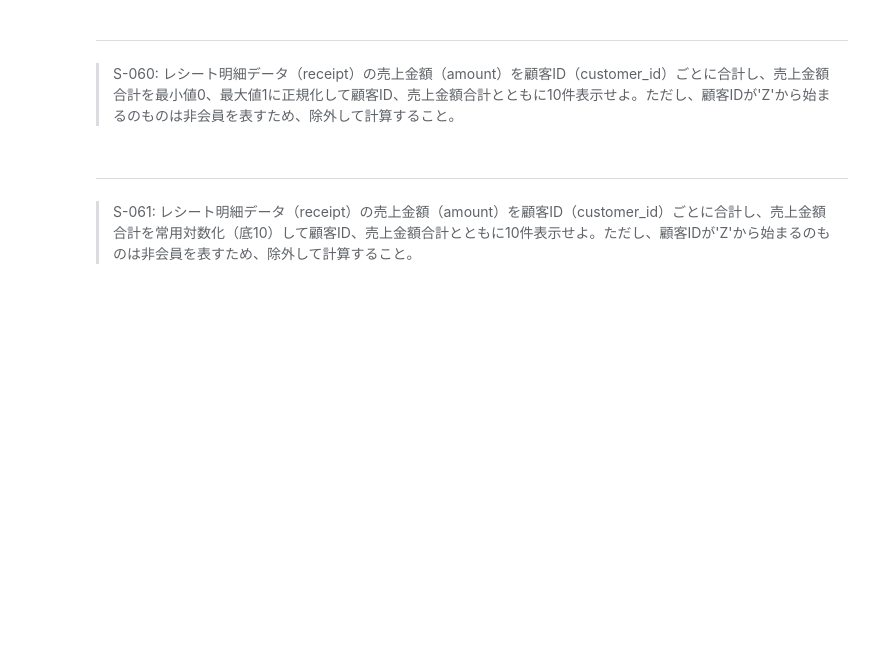
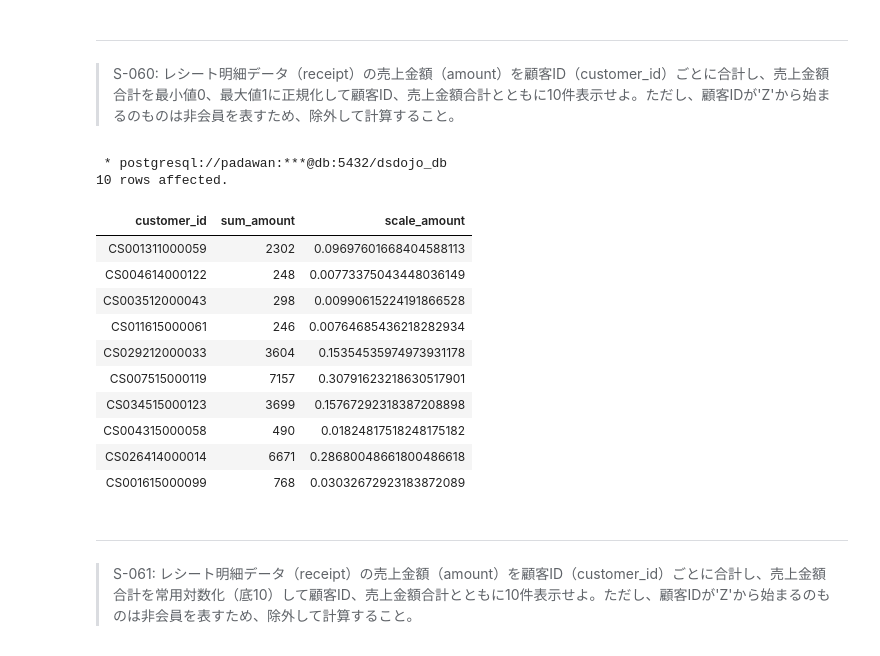
Before and after one commit to KJR020/100knocks-preprocess, a Jupyter notebook: docker/work/preprocess_knock_SQL.ipynb, the cells around one changed output. Saved outputs shown, nothing was run; the diff lists cells and outputs as text; code cells hidden in the pictures; blank space fills up the shorter version.

```diff
--- a/docker/work/preprocess_knock_SQL.ipynb
+++ b/docker/work/preprocess_knock_SQL.ipynb
@@ -1909,3 +1993,46 @@ LIMIT 10
+# %%
+%%sql
+
+WITH sales_amount AS (
+    SELECT
+        customer_id,
+        SUM(amount) AS sum_amount
+    FROM
+        receipt
+    WHERE
+        customer_id NOT LIKE 'Z%'
+    GROUP BY customer_id
+),
+stats_amount AS (
+    SELECT
+        MAX(sum_amount) as max_amount,
+        MIN(sum_amount) as min_amount
+    FROM
+        sales_amount
+)
+SELECT
+    customer_id,
+    sum_amount,
+    1.0 * (sum_amount - min_amount) / (max_amount - min_amount) as scale_amount
+FROM sales_amount
+CROSS JOIN stats_amount
+-- ORDER BY scale_amount DESC
+LIMIT 10
+;
+# %% [output]
+ * postgresql://padawan:***@db:5432/dsdojo_db
+10 rows affected.
+| customer_id | sum_amount | scale_amount |
+| CS001311000059 | 2302 | 0.09697601668404588113 |
+| CS004614000122 | 248 | 0.00773375043448036149 |
+| CS003512000043 | 298 | 0.00990615224191866528 |
+| CS011615000061 | 246 | 0.00764685436218282934 |
+| CS029212000033 | 3604 | 0.15354535974973931178 |
+| CS007515000119 | 7157 | 0.30791623218630517901 |
+| CS034515000123 | 3699 | 0.15767292318387208898 |
+| CS004315000058 | 490 | 0.01824817518248175182 |
+| CS026414000014 | 6671 | 0.28680048661800486618 |
+| CS001615000099 | 768 | 0.03032672923183872089 |
 # %% [markdown]
 ---
 > S-061: レシート明細データ（receipt）の売上金額（amount）を顧客ID（customer_id）ごとに合計し、売上金額合計を常用対数化（底10）して顧客ID、売上金額合計とともに10件表示せよ。ただし、顧客IDが'Z'から始まるのものは非会員を表すため、除外して計算すること。
```
Also changed, not shown: parts of 4 cells of this notebook.
